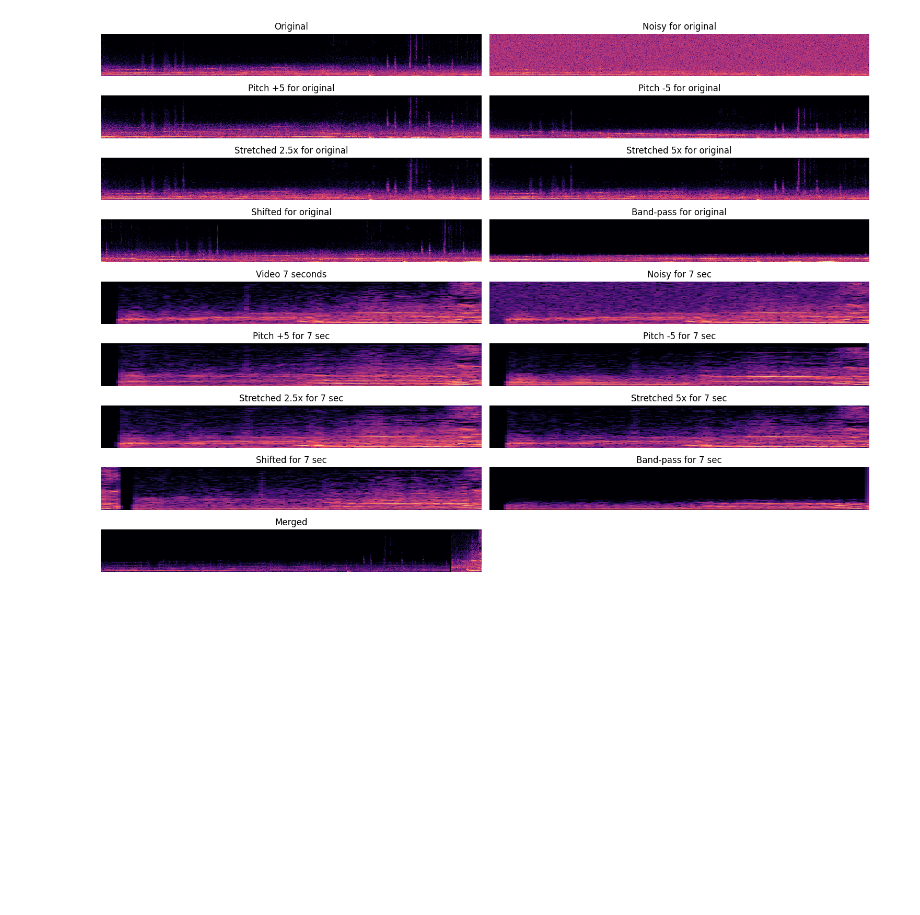
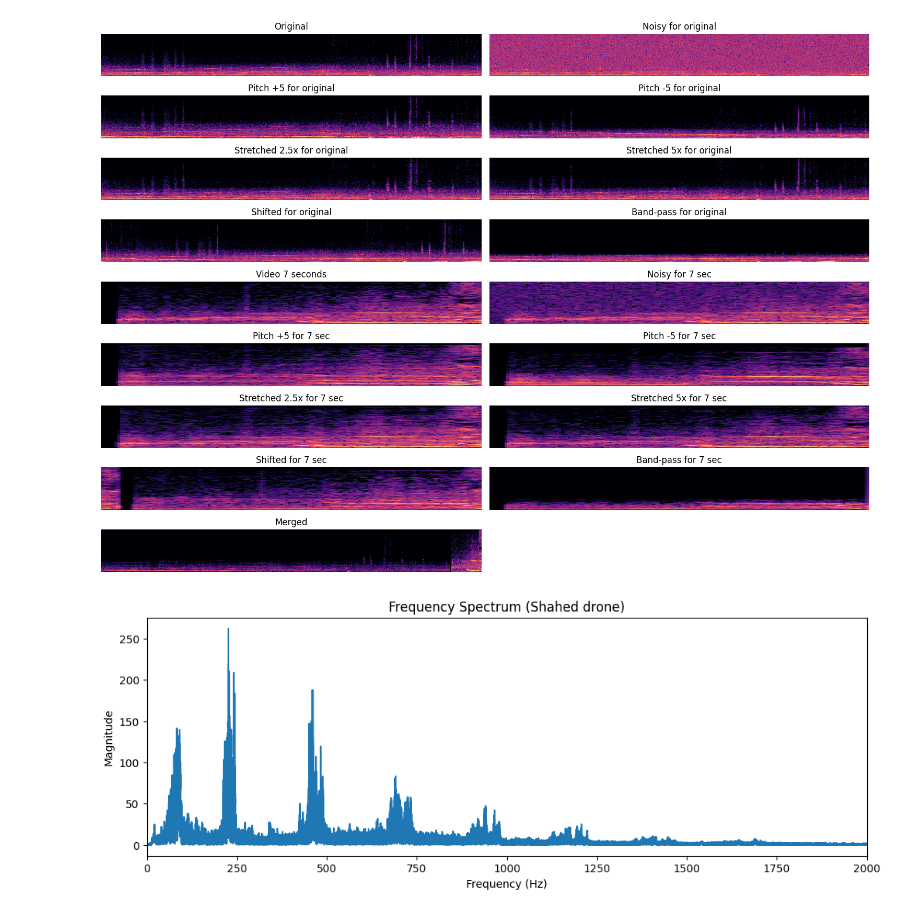
Before and after one commit to nomad-dormouse/acoustic-doa, a Jupyter notebook: notebooks/drone_sample_transformations.ipynb, the cells around one changed output. Drawn from its saved outputs; the diff is of its cells as text; code cells hidden in the pictures; blank space fills up the shorter version.

Commit message:
Frequencies analysis added based on the audio file

```diff
--- a/notebooks/drone_sample_transformations.ipynb
+++ b/notebooks/drone_sample_transformations.ipynb
@@ -294,0 +297,13 @@ plt.show()
+# %%
+freqs = np.fft.rfftfreq(len(audio_data), d=1/sr)
+fft_magnitude = np.abs(np.fft.rfft(audio_data))
+# %%
+plt.figure(figsize=(12,4))
+plt.plot(freqs, fft_magnitude)
+plt.xlim(0, 2000)  # drones usually < 2kHz
+plt.xlabel("Frequency (Hz)")
+plt.ylabel("Magnitude")
+plt.title("Frequency Spectrum (Shahed drone)")
+plt.show()
+# %% [output]
+[figure, added]
```
Also changed, not shown: parts of 9 cells of this notebook.
